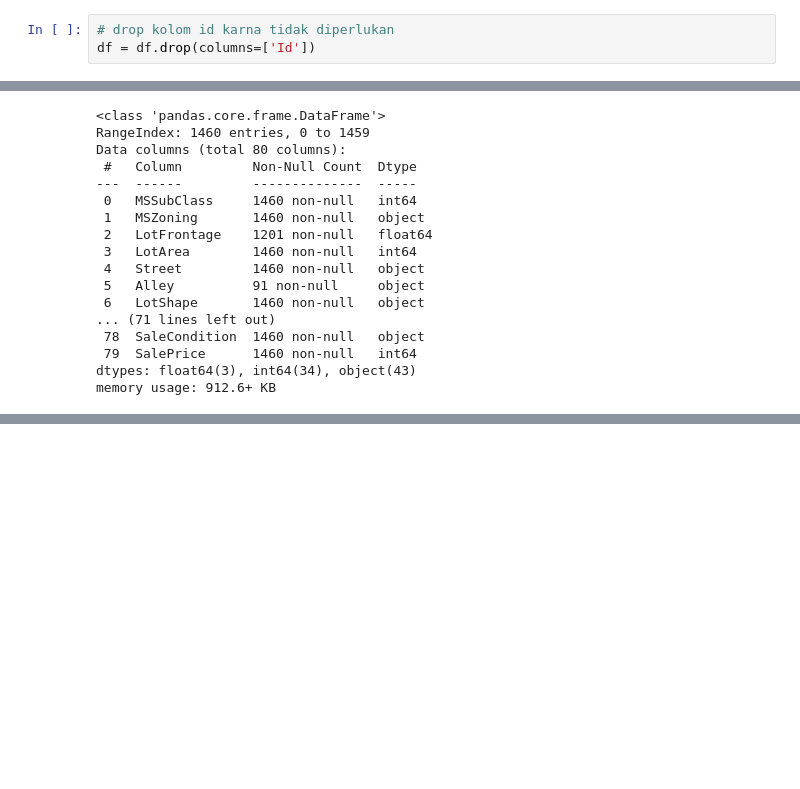
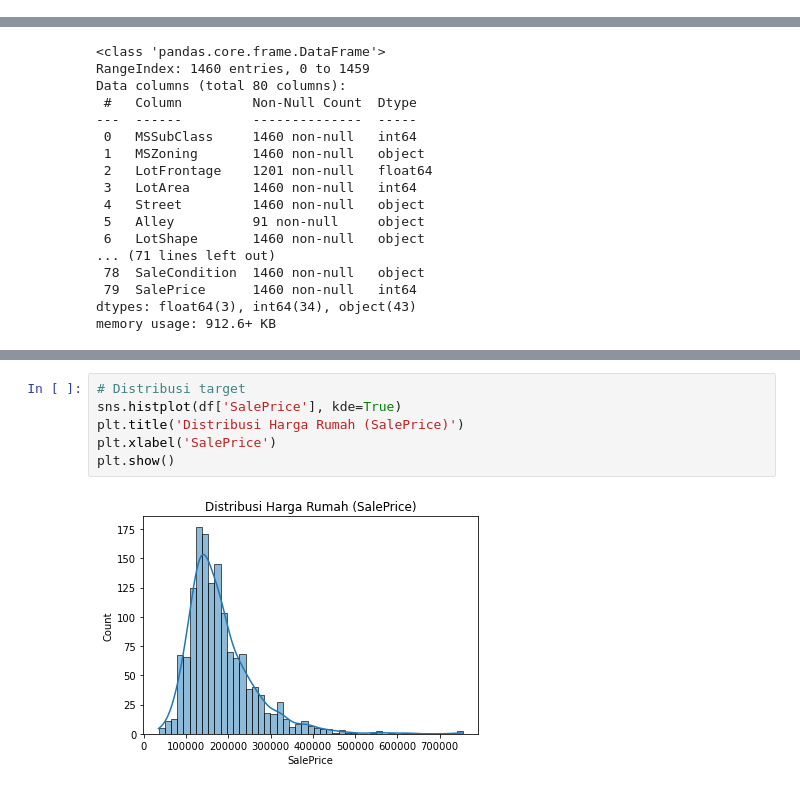
Before and after one commit to Estomihi100103/House-Prices-Kelompok-2, a Jupyter notebook: house_price.ipynb, the cells around one changed output, grey strips where cells are left out. Drawn from its saved outputs; the diff is of its cells as text; blank space fills up the shorter version.

```diff
--- a/house_price.ipynb
+++ b/house_price.ipynb
@@ -54,6 +54,3 @@ df.head(10)
 | 8 | 9 | 50 | RM | 51.0 | 6120 | Pave | NaN | Reg | Lvl | ... |
 | 9 | 10 | 190 | RL | 50.0 | 7420 | Pave | NaN | Reg | Lvl | ... |
 10 rows × 81 columns
-# %%
-# drop kolom id karna tidak diperlukan
-df = df.drop(columns=['Id'])
@@ -87,0 +133,8 @@ Dari hasil keluaran diaas, kita bisa mendapat informasi bahwa data set memiliki
+# %%
+# Distribusi target
+sns.histplot(df['SalePrice'], kde=True)
+plt.title('Distribusi Harga Rumah (SalePrice)')
+plt.xlabel('SalePrice')
+plt.show()
+# %% [output]
+[figure, added]
```
Also changed, not shown: parts of 6 cells of this notebook.
